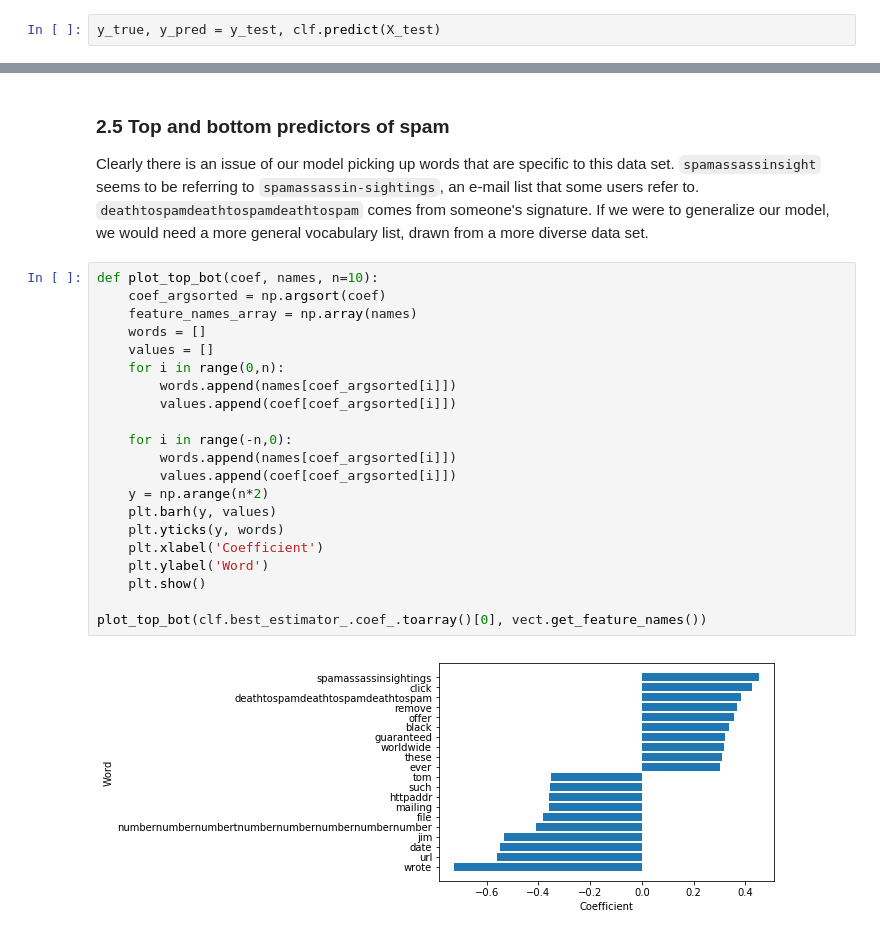
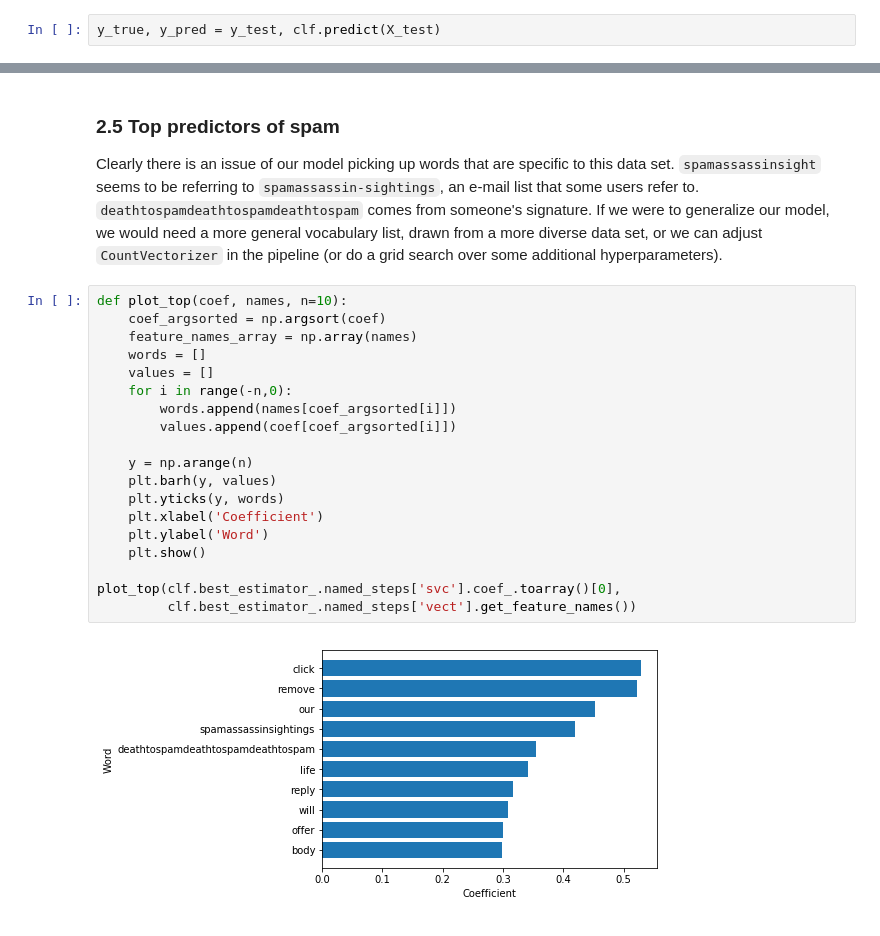
Before and after one commit to wesbarnett/spam-or-ham, a Jupyter notebook: Spam or Ham.ipynb, the cells around one changed output, grey strips where cells are left out. Drawn from its saved outputs; the diff is of its cells as text.

```diff
--- a/Spam or Ham.ipynb
+++ b/Spam or Ham.ipynb
@@ -187,27 +240,25 @@ Test accuracy: 0.911
 # %% [markdown]
-### 2.5 Top and bottom predictors of spam
+### 2.5 Top predictors of spam
 
-Clearly there is an issue of our model picking up words that are specific to this data set. `spamassassinsight` seems to be referring to `spamassassin-sightings`, an e-mail list that some users refer to. `deathtospamdeathtospamdeathtospam` comes from someone's signature. If we were to generalize our model, we would need a more general vocabulary list, drawn from a more diverse data set.
+Clearly there is an issue of our model picking up words that are specific to this data set. `spamassassinsight` seems to be referring to `spamassassin-sightings`, an e-mail list that some users refer to. `deathtospamdeathtospamdeathtospam` comes from someone's signature. If we were to generalize our model, we would need a more general vocabulary list, drawn from a more diverse data set, or we can adjust `CountVectorizer` in the pipeline (or do a grid search over some additional hyperparameters).
 # %%
-def plot_top_bot(coef, names, n=10):
+def plot_top(coef, names, n=10):
     coef_argsorted = np.argsort(coef)
     feature_names_array = np.array(names)
     words = []
     values = []
-    for i in range(0,n):
+    for i in range(-n,0):
         words.append(names[coef_argsorted[i]])
         values.append(coef[coef_argsorted[i]])
 
-    for i in range(-n,0):
-        words.append(names[coef_argsorted[i]])
-        values.append(coef[coef_argsorted[i]])
-    y = np.arange(n*2)
+    y = np.arange(n)
     plt.barh(y, values)
     plt.yticks(y, words)
     plt.xlabel('Coefficient')
     plt.ylabel('Word')
     plt.show()
 
-plot_top_bot(clf.best_estimator_.coef_.toarray()[0], vect.get_feature_names())
+plot_top(clf.best_estimator_.named_steps['svc'].coef_.toarray()[0],
+         clf.best_estimator_.named_steps['vect'].get_feature_names())
 # %% [output]
-[figure, old version]
+[figure, new version]
```
Also changed, not shown: parts of 16 cells of this notebook.
